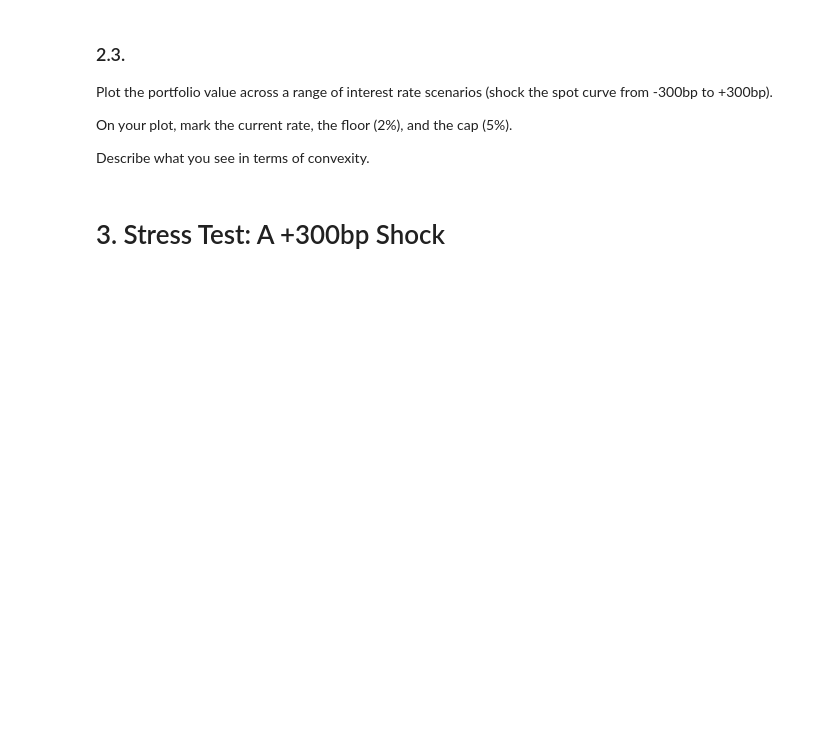
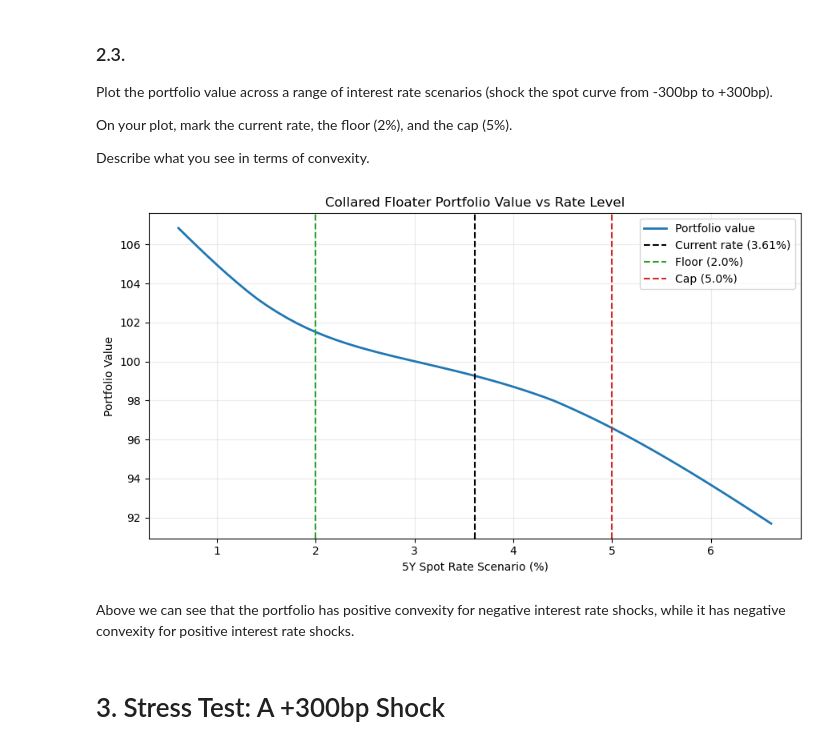
Before and after one commit to reecevdw/FINM-375-GROUP-A, a Jupyter notebook: hw2/C.7.1.%20Collared%20Floater.ipynb, the cells around one changed output. Saved outputs shown, nothing was run; the diff lists cells and outputs as text; code cells hidden in the pictures; blank space fills up the shorter version.

```diff
--- a/hw2/C.7.1.%20Collared%20Floater.ipynb
+++ b/hw2/C.7.1.%20Collared%20Floater.ipynb
@@ -121,6 +410,51 @@ Plot the portfolio value across a range of interest rate scenarios (shock the sp
 On your plot, mark the current rate, the floor (2%), and the cap (5%).
 
 Describe what you see in terms of convexity.
+# %%
+# 2.3 Portfolio value vs parallel rate shocks (-300bp to +300bp)
+
+# Ensure base 5Y spot is available
+if "tenors" not in globals() or "spots" not in globals():
+    spot_col = _pick_col(curves, ["spot", "zero", "rate"])
+    tenors = curves.index.astype(float).values
+    spots = curves[spot_col].astype(float).values
+
+# Ensure portfolio pricer is available (from 2.2)
+if "portfolio_value_from_shift" not in globals():
+    def portfolio_value_from_shift(shift_decimal):
+        shifted_spots = spots + float(shift_decimal)
+        pv_floor_s, pv_cap_s = _price_cap_floor_from_spot_curve(shifted_spots)
+        return pv_floater + pv_floor_s - pv_cap_s
+
+# Shock grid
+shock_bps = np.arange(-300, 301, 10)                 # -300bp ... +300bp
+shock_dec = shock_bps / 10000.0
+pv_scn = np.array([portfolio_value_from_shift(s) for s in shock_dec], dtype=float)
+
+# Map to an "effective current-rate" x-axis using 5Y spot + shock
+base_rate_5y = float(np.interp(T, tenors, spots))
+x_rate = base_rate_5y + shock_dec
+
+# Plot
+plt.figure(figsize=(9, 5))
+plt.plot(x_rate * 100, pv_scn, lw=2, label="Portfolio value")
+
+# Mark current rate, floor, cap
+plt.axvline(base_rate_5y * 100, color="black", ls="--", lw=1.5, label=f"Current rate ({base_rate_5y*100:.2f}%)")
+plt.axvline(BOUND_LOWER * 100, color="tab:green", ls="--", lw=1.5, label=f"Floor ({BOUND_LOWER*100:.1f}%)")
+plt.axvline(BOUND_UPPER * 100, color="tab:red", ls="--", lw=1.5, label=f"Cap ({BOUND_UPPER*100:.1f}%)")
+
+plt.title("Collared Floater Portfolio Value vs Rate Level")
+plt.xlabel("5Y Spot Rate Scenario (%)")
+plt.ylabel("Portfolio Value")
+plt.grid(alpha=0.25)
+plt.legend()
+plt.tight_layout()
+plt.show()
+# %% [output]
+[figure, added]
+# %% [markdown]
+Above we can see that the portfolio has positive convexity for negative interest rate shocks, while it has negative convexity for positive interest rate shocks.
 # %% [markdown]
 # 3. Stress Test: A +300bp Shock
 # %% [markdown]
```
Also changed, not shown: parts of 10 cells of this notebook.
